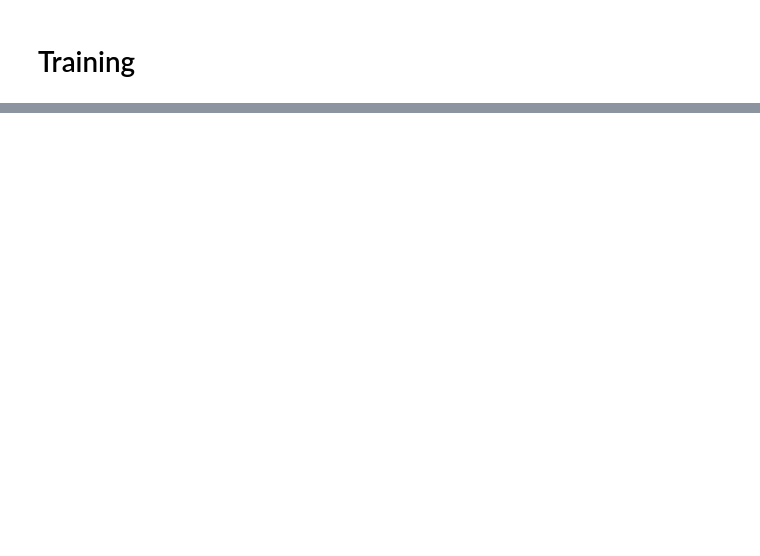
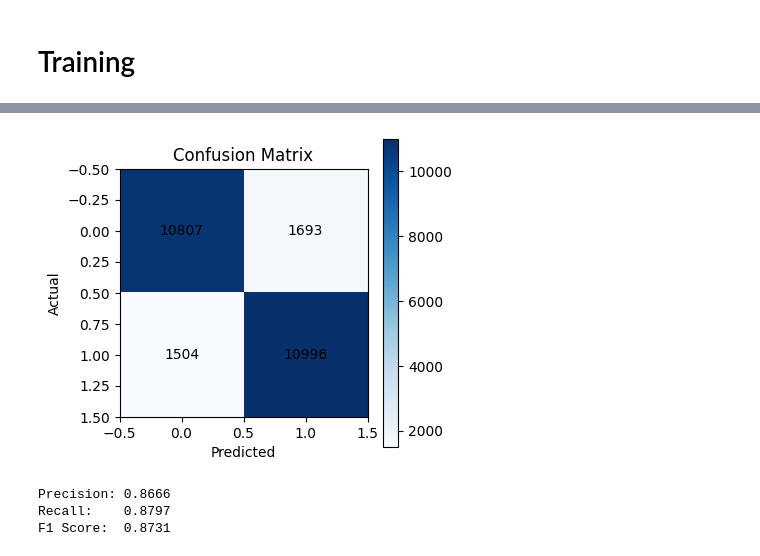
Before and after one commit to p0tat0-113/handson_ml_--, a Jupyter notebook: AttentionSentimentalAnalysis.ipynb, the cells around one changed output, grey strips where cells are left out. Saved outputs shown, nothing was run; the diff lists cells and outputs as text; code cells hidden in the pictures; blank space fills up the shorter version.

```diff
--- a/AttentionSentimentalAnalysis.ipynb
+++ b/AttentionSentimentalAnalysis.ipynb
@@ -352,0 +514,39 @@ model.evaluate(test_set)
+# %%
+from sklearn.metrics import confusion_matrix, precision_score, recall_score, f1_score
+
+# 1. Get predictions and true labels
+y_true = []
+y_pred = []
+
+for batch in test_set:
+    texts, labels = batch
+    preds = model.predict(texts)
+    preds = (preds > 0.5).astype(int).flatten()
+    y_true.extend(labels.numpy().flatten())
+    y_pred.extend(preds)
+
+y_true = np.array(y_true)
+y_pred = np.array(y_pred)
+
+# 2. Confusion matrix
+cm = confusion_matrix(y_true, y_pred)
+
+plt.figure(figsize=(4,4))
+plt.imshow(cm, cmap='Blues')
+plt.title('Confusion Matrix')
+plt.xlabel('Predicted')
+plt.ylabel('Actual')
+for (i, j), z in np.ndenumerate(cm):
+    plt.text(j, i, str(z), ha='center', va='center')
+plt.colorbar()
+plt.show()
+
+# 3. Precision, Recall, F1
+precision = precision_score(y_true, y_pred)
+recall = recall_score(y_true, y_pred)
+f1 = f1_score(y_true, y_pred)
+
+print(f"Precision: {precision:.4f}")
+print(f"Recall:    {recall:.4f}")
+print(f"F1 Score:  {f1:.4f}")
+# %% [output]
@@ -352,0 +571,4 @@ model.evaluate(test_set)
+[figure, added]
+Precision: 0.8666
+Recall:    0.8797
+F1 Score:  0.8731
```
Also changed, not shown: parts of 8 cells of this notebook, 2 other files.
